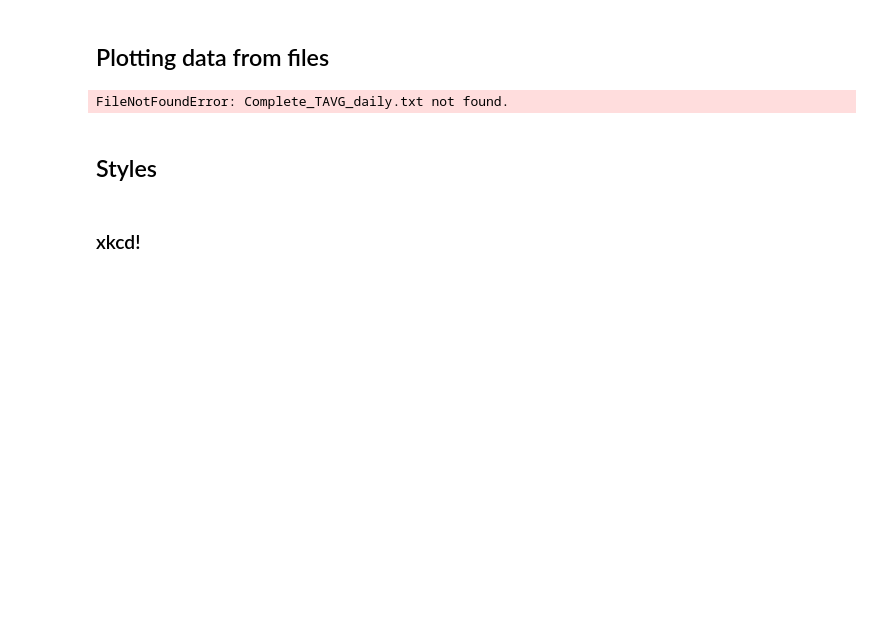
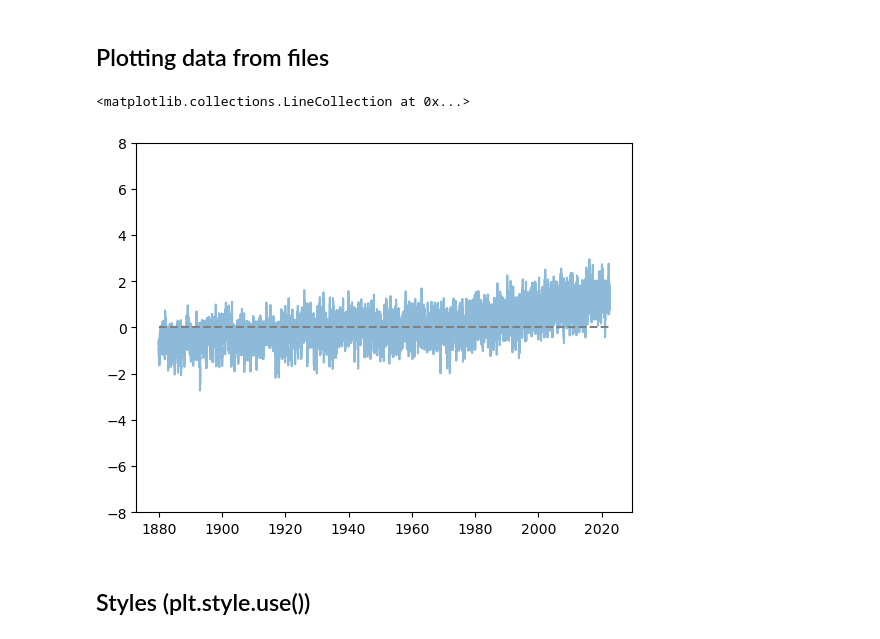
Before and after one commit to SPS-SP2273/learning-portfolio-annette-14, a Jupyter notebook: plotting/plotting_(need).ipynb, the cells around one changed output. Cells and saved outputs as stored; diff of their text form; code cells hidden in the pictures; blank space fills up the shorter version.

Commit message:
READY FOR REVIEW (plotting (need) notebook)

```diff
--- a/plotting/plotting_(need).ipynb
+++ b/plotting/plotting_(need).ipynb
@@ -423,12 +423,23 @@ summary of things learnt in 3
 # %% [markdown]
 ## Plotting data from files
 # %%
+import numpy as np
+
+## plotting the graph
+
 data = np.loadtxt('Complete_TAVG_daily.txt',
-                   skiprows=24)
-date = data[:, 0]    #cannot just be plt.plot(data) since both x and y values will just be plotted on the x axis -> CALRIFY, can we use dictionary?
+                   skiprows=24)  # skipping 24 lines since they contain strings that cannot be plotted.
+                           # make it a habit to open the file to check the data first before processing it or making edits
+date = data[:, 0]
 anomaly = data[:, -1]
 
-plt.plot(date, anomaly, alpha=.5)
-plt.ylim([-8, 8])
+plt.plot(date, anomaly, alpha = 0.5)   # alpha controls the shade of the colour of the plot
+plt.ylim([-8, 8])    # makes the plot range symmatrical in the y direction
+
+## adding a horizontal line to the plot (plt.hlines())
+# to highlight the trend
+
+plt.hlines(0, date[0], date[-1], linestyle='--', colors='grey')  # plt.hlines() needs a y-value and the start and end x values
 # %% [output]
-FileNotFoundError: Complete_TAVG_daily.txt not found.
+<matplotlib.collections.LineCollection at 0x...>
+[figure, added]
@@ -438,5 +446,3 @@ FileNotFoundError: Complete_TAVG_daily.txt not found.
 # %% [markdown]
-## Styles
+## Styles (plt.style.use())
-# %% [markdown]
-### xkcd!
 # %%
```
Also changed, not shown: parts of 7 cells of this notebook, 3 other files.
